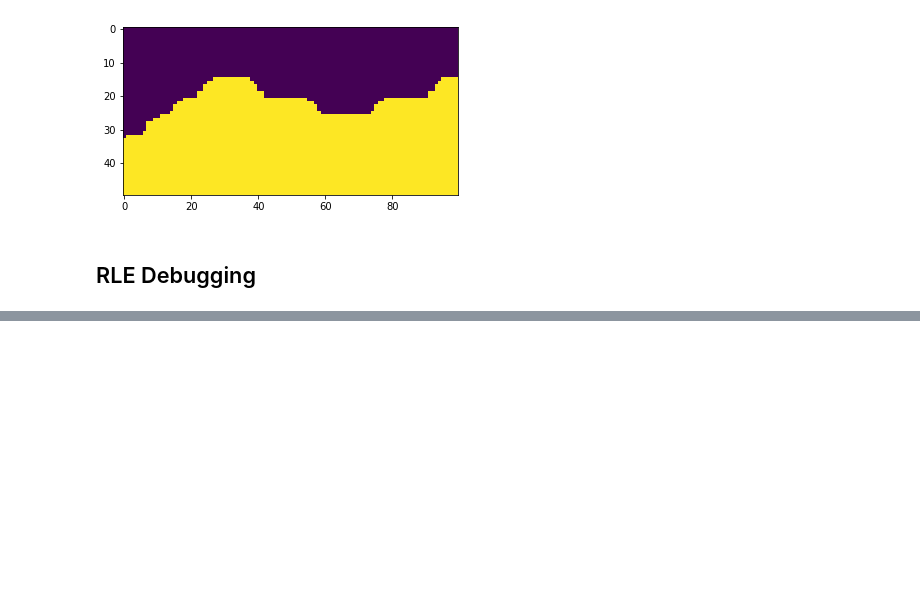
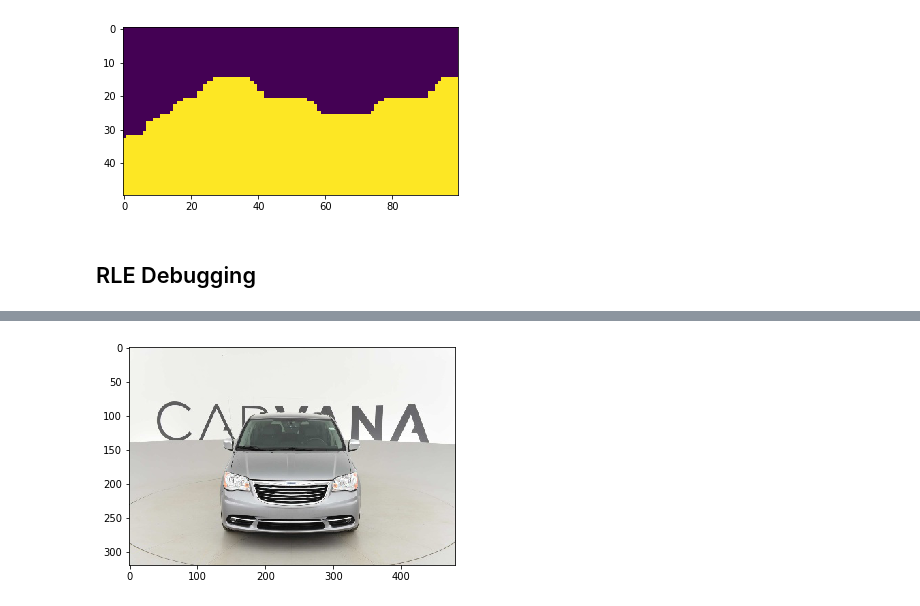
Before and after one commit to soupault/2017_kaggle_carvana, a Jupyter notebook: src/experiments.ipynb, the cells around one changed output, grey strips where cells are left out. Cells and saved outputs as stored; diff of their text form; code cells hidden in the pictures; blank space fills up the shorter version.

```diff
--- a/src/experiments.ipynb
+++ b/src/experiments.ipynb
@@ -213,0 +320,8 @@ plt.show()
+# %%
+temp = imageio.imread('../data/test_320_480/19ef6aed48cd_01.jpg')
+# temp = imageio.imread('../data/predicts_320_480_deep/19ef6aed48cd_01.jpg')
+# %%
+plt.imshow(temp)
+plt.show()
+# %% [output]
+[figure, added]
```
Also changed, not shown: parts of 13 cells of this notebook, 1 other file.
